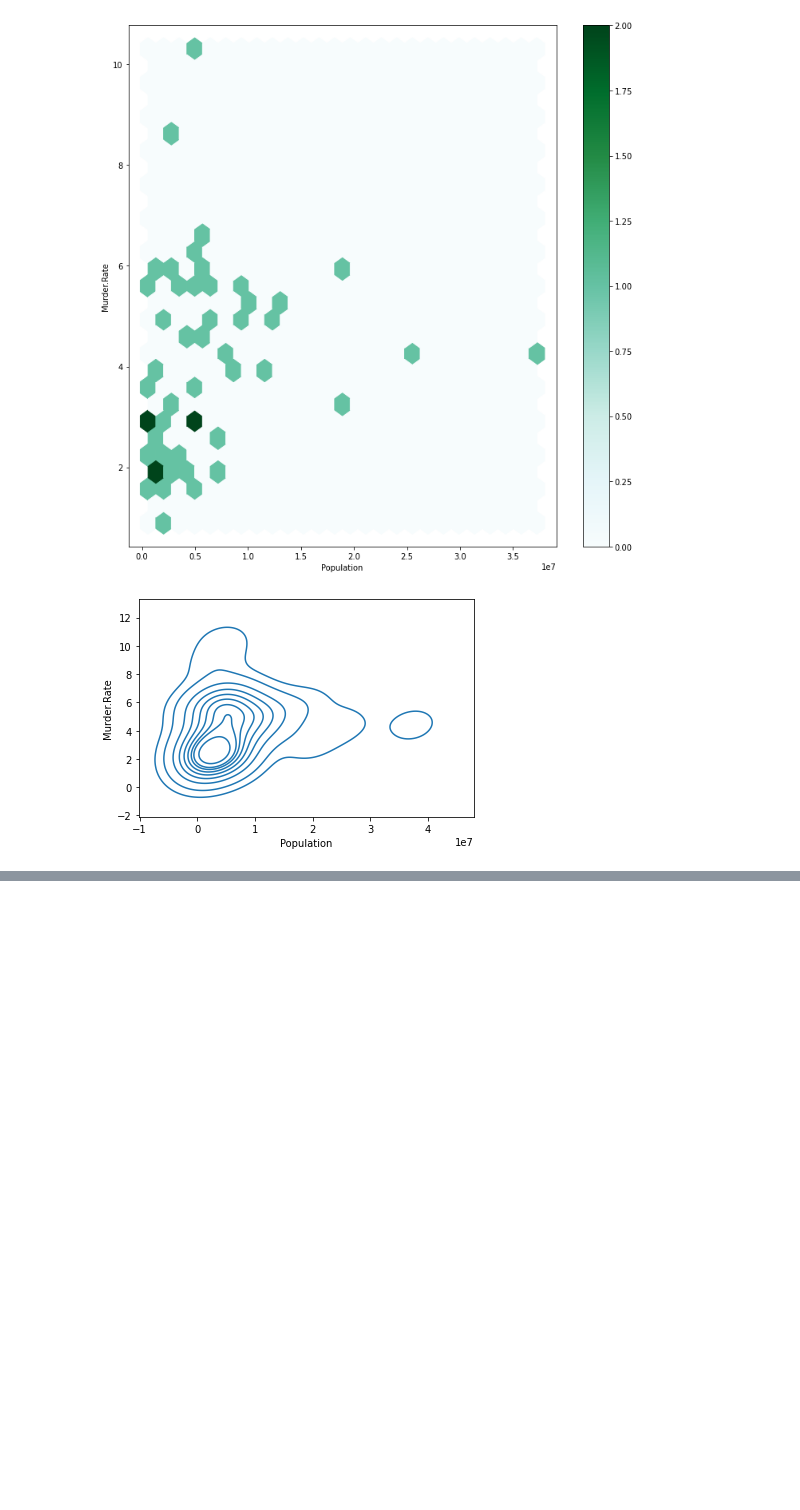
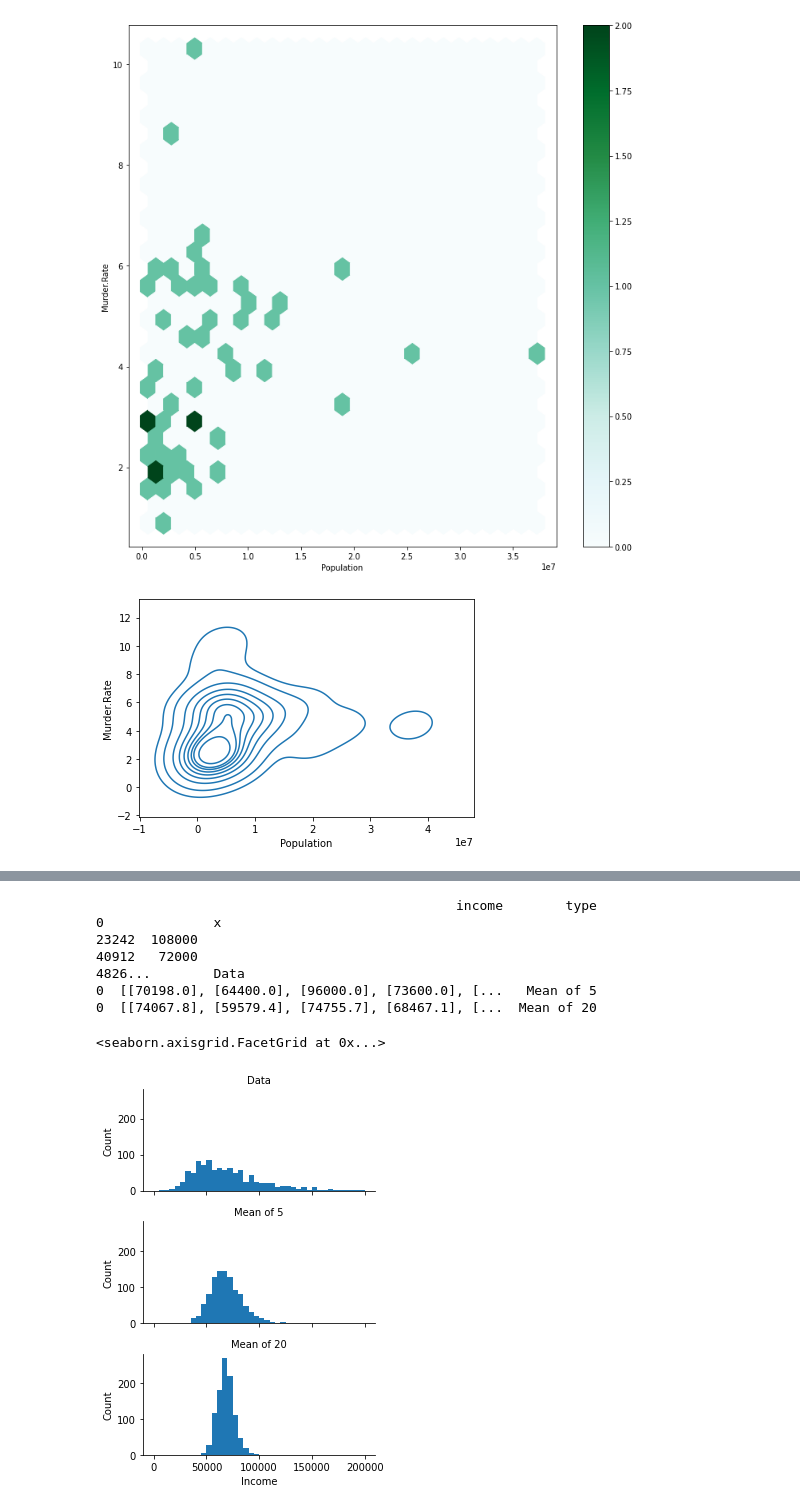
Before and after one commit to pradeepnegi88/practical-statistics, a Jupyter notebook: StatisticsPractical.ipynb, the cells around one changed output, grey strips where cells are left out. Saved outputs shown, nothing was run; the diff lists cells and outputs as text; code cells hidden in the pictures; blank space fills up the shorter version.

```diff
--- a/StatisticsPractical.ipynb
+++ b/StatisticsPractical.ipynb
@@ -242,0 +251,34 @@ ax = sns.kdeplot(state['Population'], state['Murder.Rate'])
+# %%
+import pandas as pd
+import seaborn as sns
+import matplotlib.pyplot as plt
+
+loans_income = pd.read_csv("https://raw.githubusercontent.com/gedeck/practical-statistics-for-data-scientists/master/data/loans_income.csv")
+sample_data = pd.DataFrame([{
+        'income': loans_income.sample(1000),
+        'type': 'Data',
+    }])
+
+sample_mean_05 = pd.DataFrame([{
+'income': [loans_income.sample(5).mean() for _ in range(1000)],
+        'type': 'Mean of 5',
+    }])
+sample_mean_20 = pd.DataFrame([{
+'income': [loans_income.sample(20).mean() for _ in range(1000)], 'type': 'Mean of 20',
+    }])
+results = pd.concat([sample_data, sample_mean_05, sample_mean_20])
+print(results)
+g = sns.FacetGrid(results, col='type', col_wrap=1, height=2, aspect=2)
+g.map(plt.hist, 'income', range=[0, 200000], bins=40)
+g.set_axis_labels('Income', 'Count')
+g.set_titles('{col_name}')
+# %% [output]
+                                              income        type
+0              x
+23242  108000
+40912   72000
+4826...        Data
+0  [[70198.0], [64400.0], [96000.0], [73600.0], [...   Mean of 5
+0  [[74067.8], [59579.4], [74755.7], [68467.1], [...  Mean of 20
+<seaborn.axisgrid.FacetGrid at 0x...>
+[figure, added]
```
Also changed, not shown: parts of 8 cells of this notebook.
